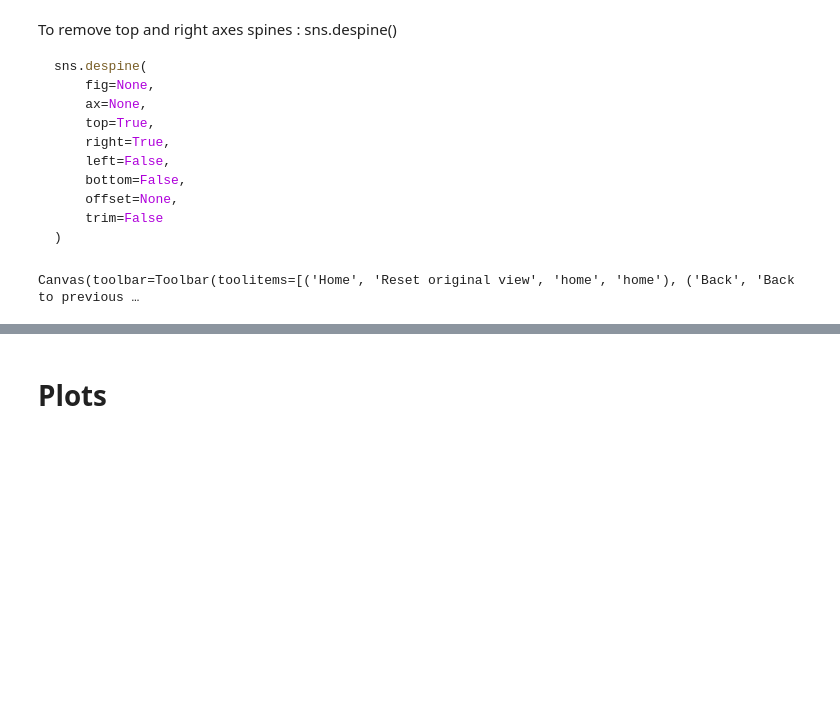
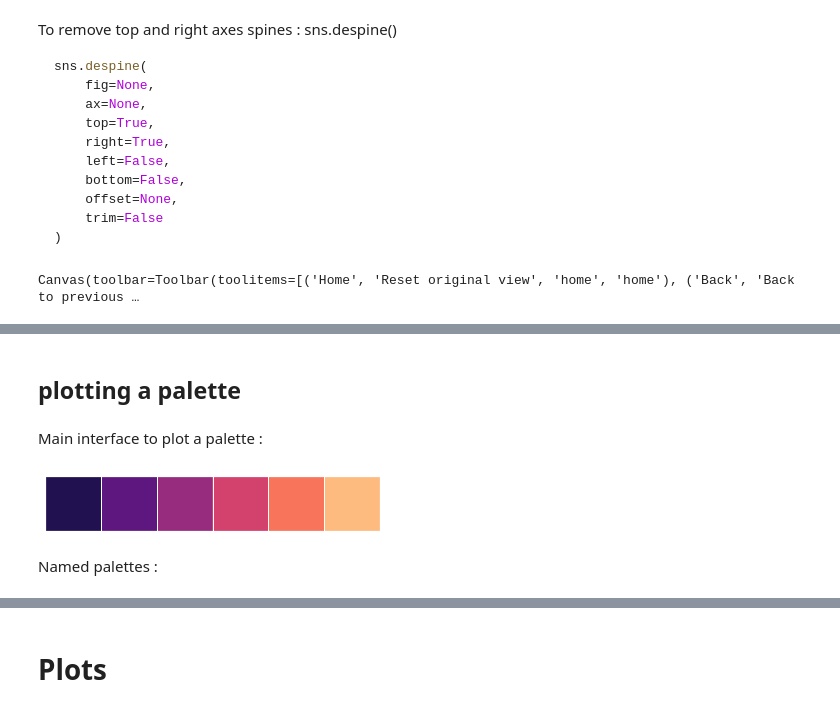
Before and after one commit to mocquin/quickstarts, a Jupyter notebook: seaborn.ipynb, the cells around one changed output, grey strips where cells are left out. Saved outputs shown, nothing was run; the diff lists cells and outputs as text; code cells hidden in the pictures; blank space fills up the shorter version.

```diff
--- a/seaborn.ipynb
+++ b/seaborn.ipynb
@@ -147 +529,11 @@ Canvas(toolbar=Toolbar(toolitems=[('Home', 'Reset original view', 'home', 'home'
+# %% [markdown]
+## plotting a palette
+# %% [markdown]
+Main interface to plot a palette :
+# %%
+sns.palplot(sns.color_palette("magma"))
+# %% [output]
+[figure, added]
+# %% [markdown]
+Named palettes :
 # %%
```
Also changed, not shown: parts of 55 cells of this notebook, 1 other file.
